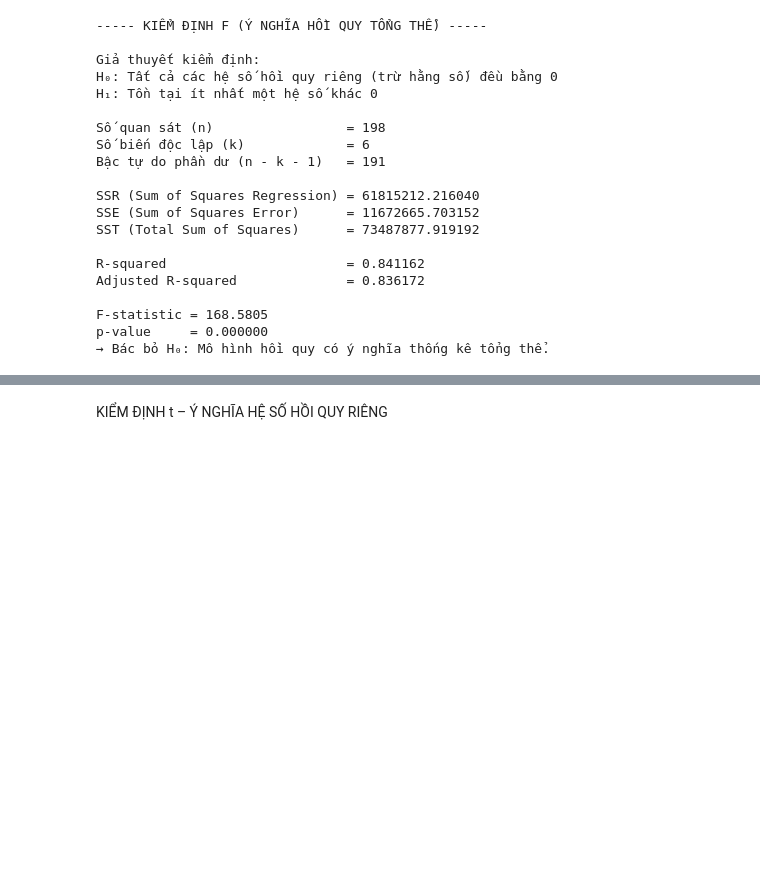
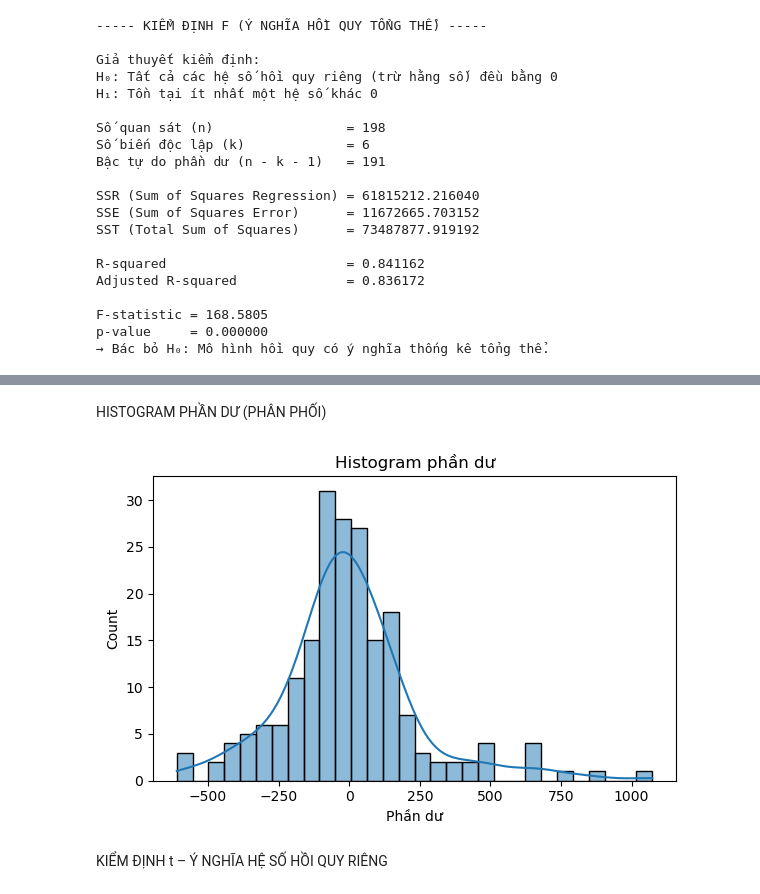
Before and after one commit to Bell2603/SuyLuanThongKe, a Jupyter notebook: Code_NN.ipynb, the cells around one changed output, grey strips where cells are left out. Drawn from its saved outputs; the diff is of its cells as text; code cells hidden in the pictures; blank space fills up the shorter version.

```diff
--- a/Code_NN.ipynb
+++ b/Code_NN.ipynb
@@ -516,3 +593,16 @@ p-value     = 0.000000
+# %% [markdown]
+HISTOGRAM PHẦN DƯ (PHÂN PHỐI)
+# %%
+plt.figure(figsize=(6, 4))
+sns.histplot(resid, bins=30, kde=True)
+plt.xlabel("Phần dư")
+plt.title("Histogram phần dư")
+plt.tight_layout()
+#plt.savefig("figures/hist_residuals.png")
+plt.show()
+plt.close()
+# %% [output]
+[figure, added]
 # %% [markdown]
 KIỂM ĐỊNH t – Ý NGHĨA HỆ SỐ HỒI QUY RIÊNG
 # %%
```
Also changed, not shown: parts of 13 cells of this notebook.
